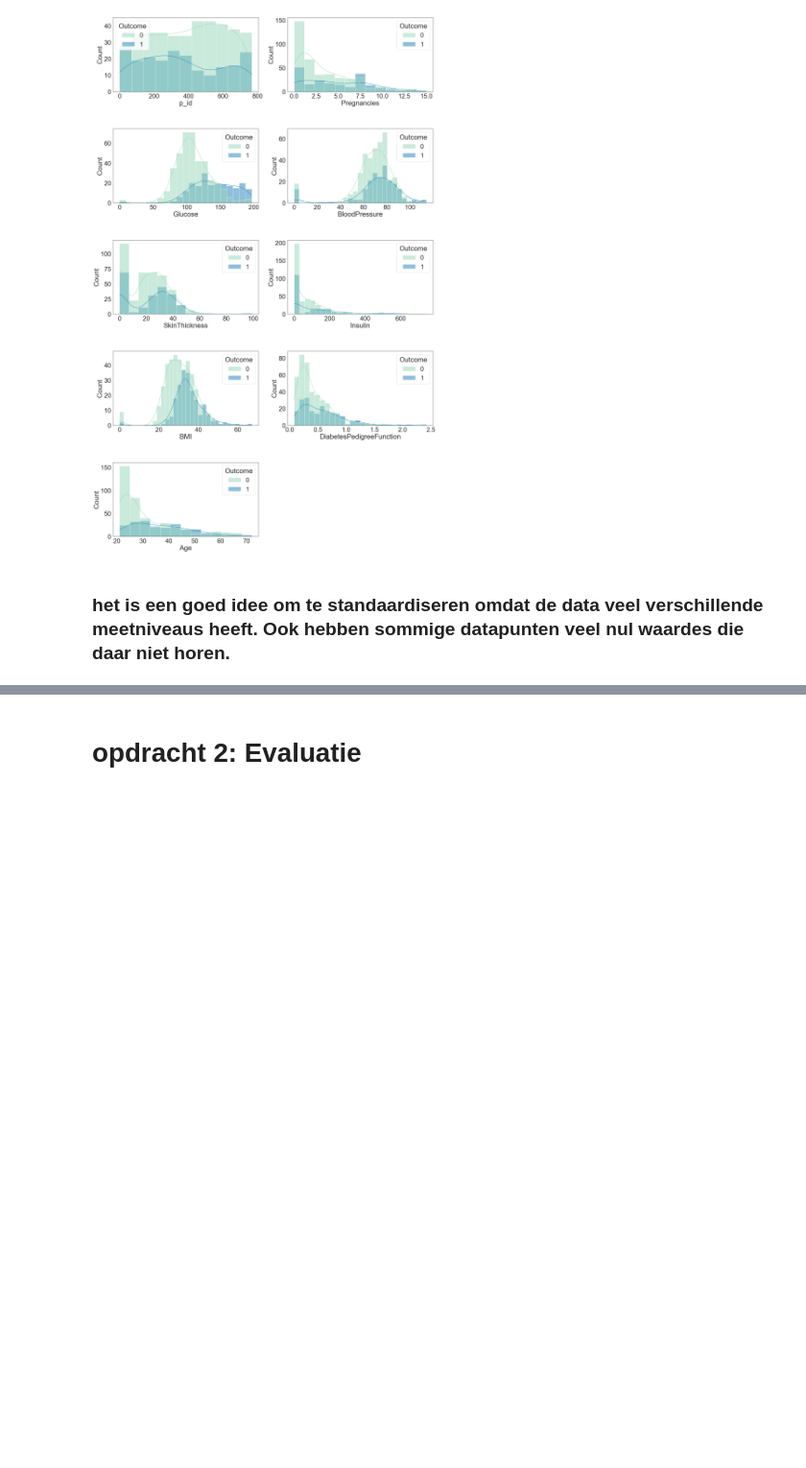
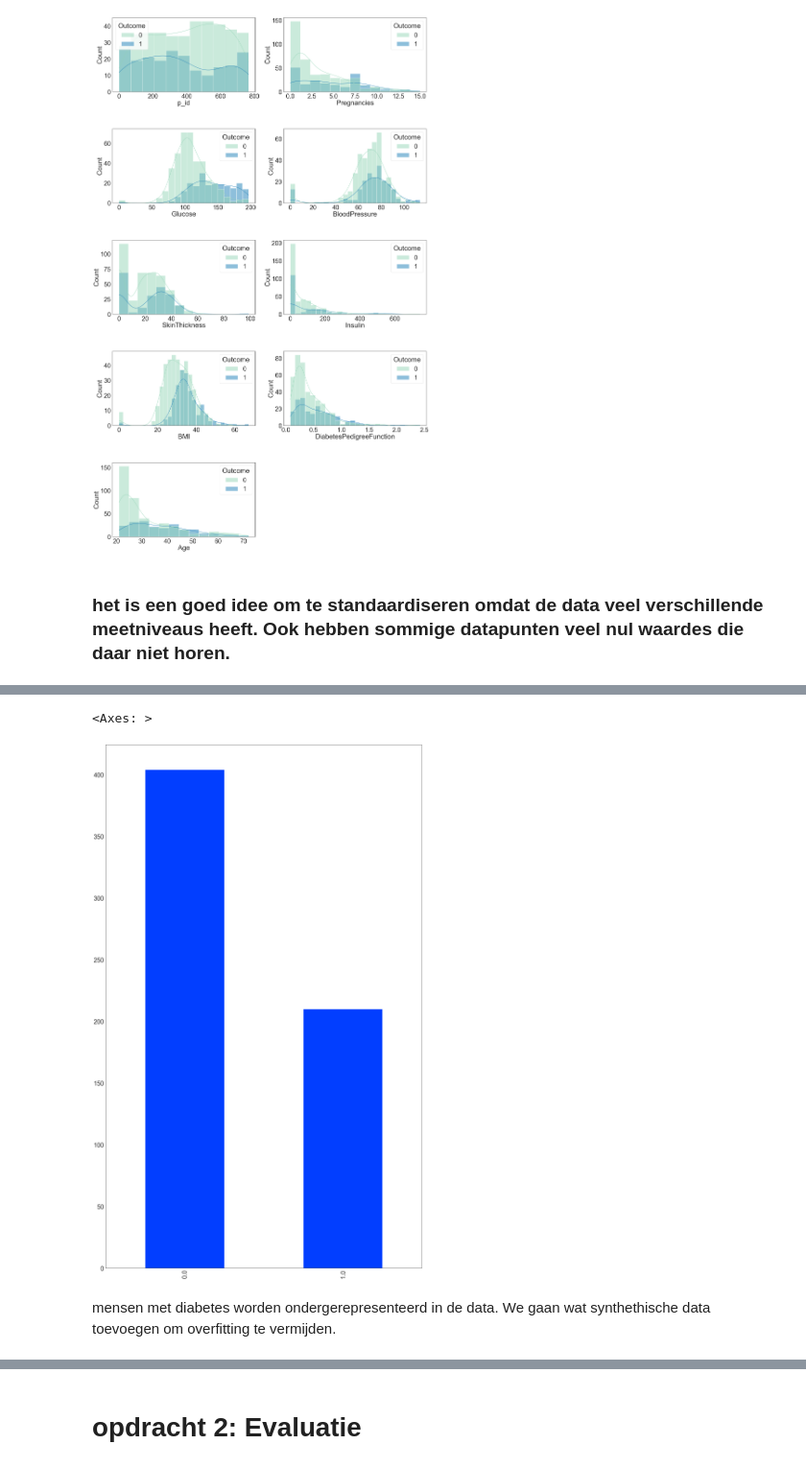
Before and after one commit to JortAkershoek/Machine_Learning, a Jupyter notebook: ml_opdr_inl_02.ipynb, the cells around one changed output, grey strips where cells are left out. Shown at 96% size. Drawn from its saved outputs; the diff is of its cells as text; code cells hidden in the pictures; blank space fills up the shorter version.

```diff
--- a/ml_opdr_inl_02.ipynb
+++ b/ml_opdr_inl_02.ipynb
@@ -240,3 +243,10 @@ train_df_imp['Insulin'] = scaled_data_df[4]
 train_df_imp['BMI'] = scaled_data_df[5]
 train_df_imp['DiabetesPedigreeFunction'] = scaled_data_df[6]
 train_df_imp['Age'] = scaled_data_df[7]
+# %%
+train_df_imp['Outcome'].value_counts().plot(kind='bar')
+# %% [output]
+<Axes: >
+[figure, added]
+# %% [markdown]
+mensen met diabetes worden ondergerepresenteerd in de data. We gaan wat synthethische data toevoegen om overfitting te vermijden.
```
Also changed, not shown: parts of 28 cells of this notebook, 1 other file.
